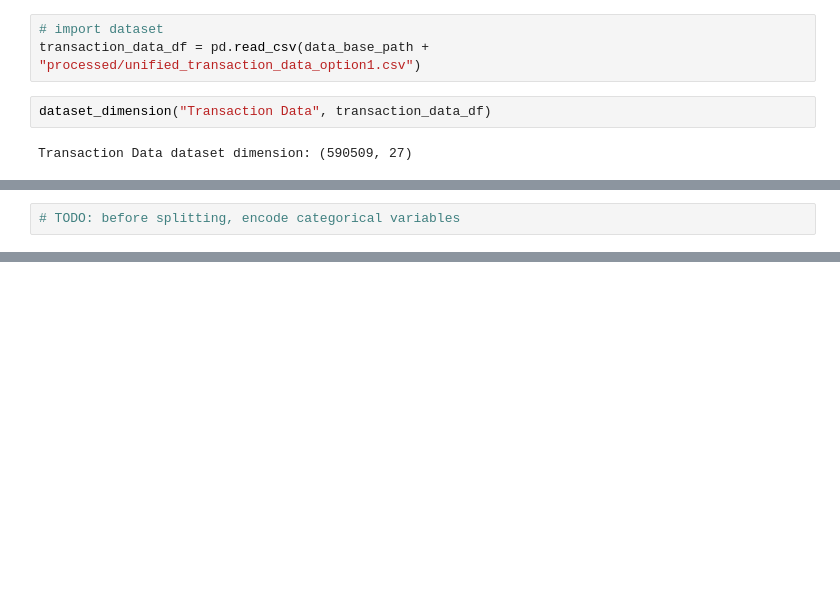
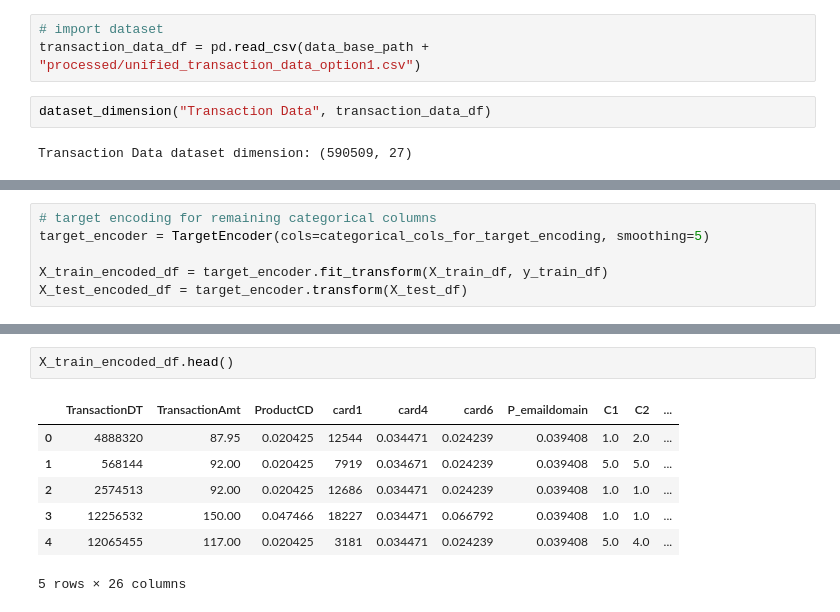
Before and after one commit to LakeeshaRCL/msc-ds-ai-research-implementations, a Jupyter notebook: preprocessor.ipynb, the cells around one changed output, grey strips where cells are left out. Drawn from its saved outputs; the diff is of its cells as text; blank space fills up the shorter version.

```diff
--- a/preprocessor.ipynb
+++ b/preprocessor.ipynb
@@ -46,2 +157,6 @@ train_df.head()
 # %%
-# TODO: before splitting, encode categorical variables
+# target encoding for remaining categorical columns
+target_encoder = TargetEncoder(cols=categorical_cols_for_target_encoding, smoothing=5)
+
+X_train_encoded_df = target_encoder.fit_transform(X_train_df, y_train_df)
+X_test_encoded_df = target_encoder.transform(X_test_df)
@@ -47,0 +169,10 @@ train_df.head()
+# %%
+X_train_encoded_df.head()
+# %% [output]
+|  | TransactionDT | TransactionAmt | ProductCD | card1 | card4 | card6 | P_emaildomain | C1 | C2 | ... |
+| 0 | 4888320 | 87.95 | 0.020425 | 12544 | 0.034471 | 0.024239 | 0.039408 | 1.0 | 2.0 | ... |
+| 1 | 568144 | 92.00 | 0.020425 | 7919 | 0.034671 | 0.024239 | 0.039408 | 5.0 | 5.0 | ... |
+| 2 | 2574513 | 92.00 | 0.020425 | 12686 | 0.034471 | 0.024239 | 0.039408 | 1.0 | 1.0 | ... |
+| 3 | 12256532 | 150.00 | 0.047466 | 18227 | 0.034471 | 0.066792 | 0.039408 | 1.0 | 1.0 | ... |
+| 4 | 12065455 | 117.00 | 0.020425 | 3181 | 0.034471 | 0.024239 | 0.039408 | 5.0 | 4.0 | ... |
+5 rows × 26 columns
```
Also changed, not shown: parts of 18 cells of this notebook, 3 other files.
